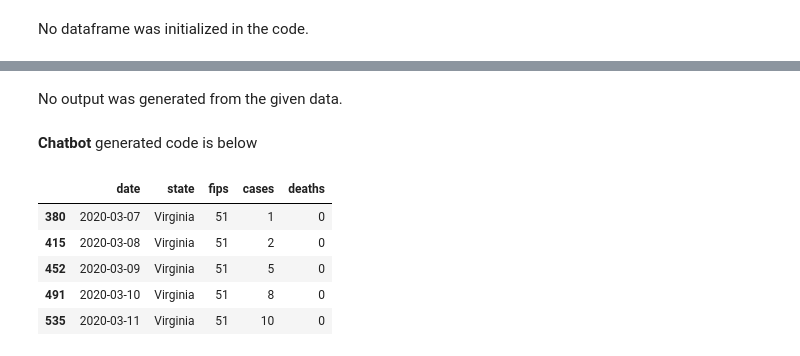
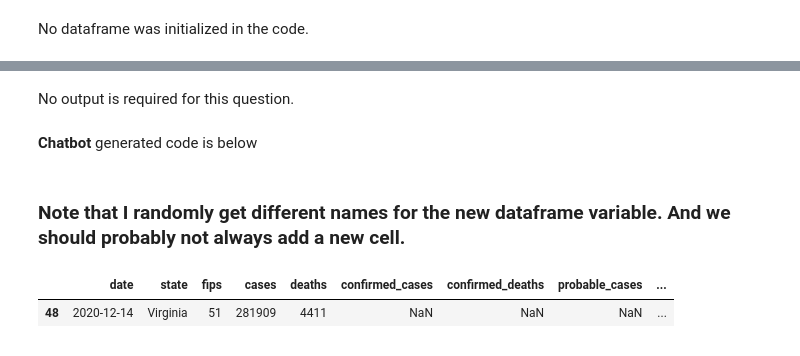
Before and after one commit to greazer/covid-19-data, a Jupyter notebook: SampleNbsAndScripts/ChatGPT.ipynb, the cells around one changed output, grey strips where cells are left out. Cells and saved outputs as stored; diff of their text form; code cells hidden in the pictures.

```diff
--- a/SampleNbsAndScripts/ChatGPT.ipynb
+++ b/SampleNbsAndScripts/ChatGPT.ipynb
@@ -21,7 +25,7 @@ The following dataframes are loaded:
 Is dataframe initialized in code? If so, name?
 
 import pandas as pd
-state_cov_data = pd.read_csv('https://github.com/nytimes/covid-19-data/blob/master/us-states.csv?raw=true')
+state_cov_data = pd.read_csv('live/us-states.csv')
 
 If a dataframe was initialized, show name.
 # %% [output]
@@ -70,11 +119,13 @@ date          state  fips    cases  deaths
 No output
 # %% [output]
 
-No output was generated from the given data.
+No output is required for this question.
 # %%
 %%code
 Filter state_cov_data for Virginia and set to new dataframe variable
 # %% [output]
 **Chatbot** generated code is below
+# %% [markdown]
+### Note that I randomly get different names for the new dataframe variable. And we should probably not always add a new cell.
 # %%
-state_cov_data_VA = state_cov_data[state_cov_data['state'] == 'Virginia']
+va_data = state_cov_data[state_cov_data['state'] == 'Virginia']
@@ -81,12 +135,8 @@ state_cov_data_VA = state_cov_data[state_cov_data['state'] == 'Virginia']
 # %%
-state_cov_data_VA.head()
+va_data.head()
 # %% [output]
-|  | date | state | fips | cases | deaths |
-| 380 | 2020-03-07 | Virginia | 51 | 1 | 0 |
-| 415 | 2020-03-08 | Virginia | 51 | 2 | 0 |
-| 452 | 2020-03-09 | Virginia | 51 | 5 | 0 |
-| 491 | 2020-03-10 | Virginia | 51 | 8 | 0 |
-| 535 | 2020-03-11 | Virginia | 51 | 10 | 0 |
+|  | date | state | fips | cases | deaths | confirmed_cases | confirmed_deaths | probable_cases | ... |
+| 48 | 2020-12-14 | Virginia | 51 | 281909 | 4411 | NaN | NaN | NaN | ... |
 # %%
 %%chat
 What columns are in washington_bling_data?
```
Also changed, not shown: parts of 20 cells of this notebook, 1 other file.
